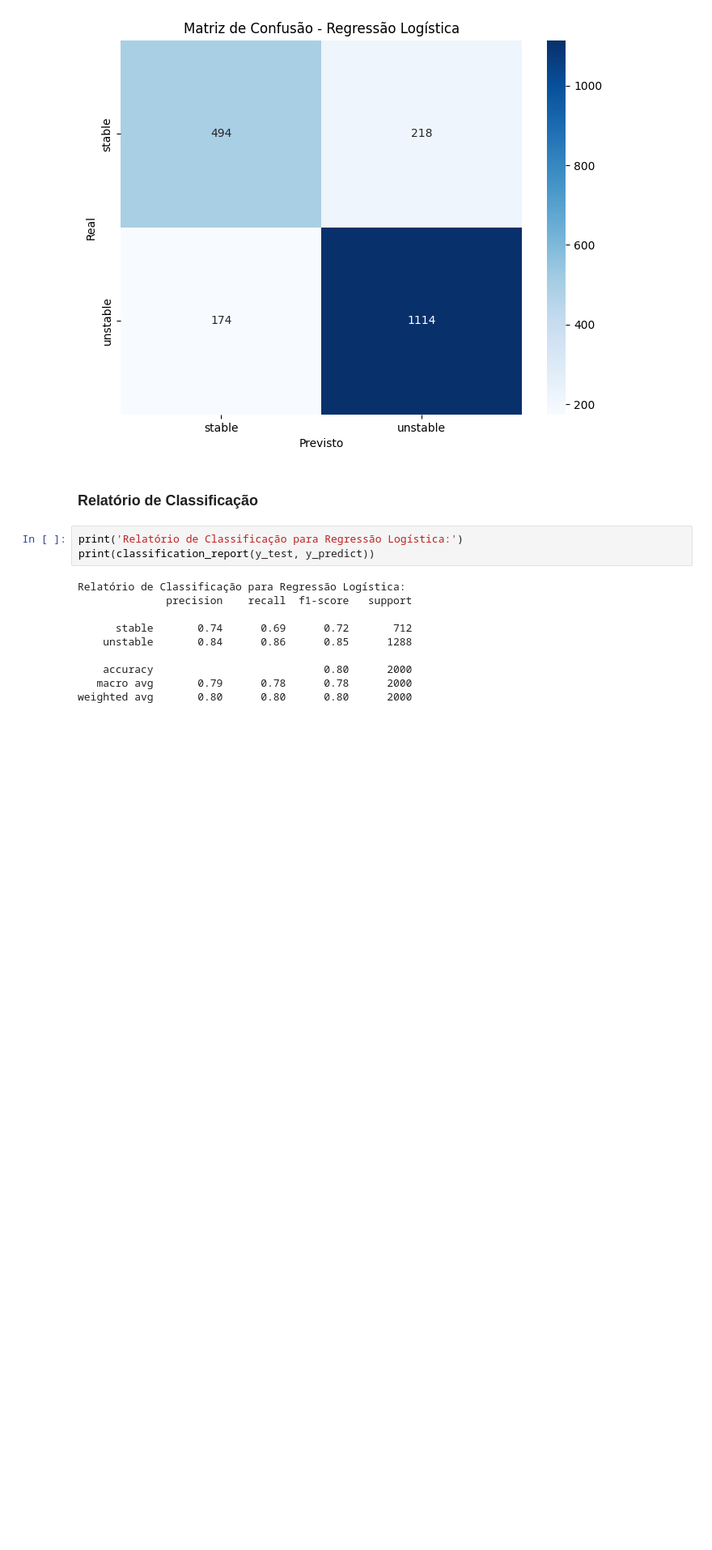
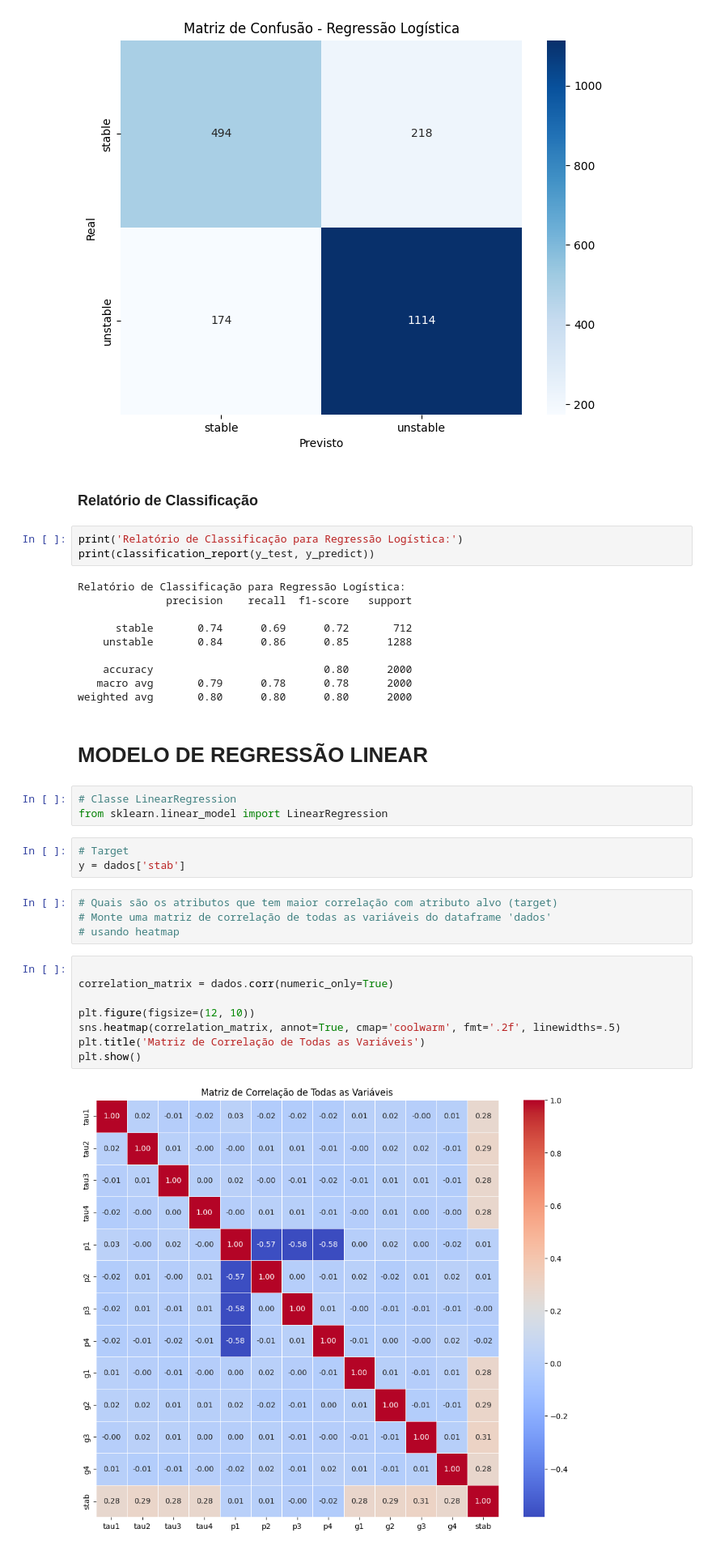
Before and after one commit to JunUehara56/CP4_SERS, a Jupyter notebook: 1CCA_ML_v0.ipynb, the cells around one changed output. Shown at 81% size. Cells and saved outputs as stored; diff of their text form; blank space fills up the shorter version.

```diff
--- a/1CCA_ML_v0.ipynb
+++ b/1CCA_ML_v0.ipynb
@@ -267,3 +267,25 @@ Relatório de Classificação para Regressão Logística:
     accuracy                           0.80      2000
    macro avg       0.79      0.78      0.78      2000
 weighted avg       0.80      0.80      0.80      2000
+# %% [markdown]
+# MODELO DE REGRESSÃO LINEAR
+# %%
+# Classe LinearRegression
+from sklearn.linear_model import LinearRegression
+# %%
+# Target
+y = dados['stab']
+# %%
+# Quais são os atributos que tem maior correlação com atributo alvo (target)
+# Monte uma matriz de correlação de todas as variáveis do dataframe 'dados'
+# usando heatmap
+# %%
+
+correlation_matrix = dados.corr(numeric_only=True)
+
+plt.figure(figsize=(12, 10))
+sns.heatmap(correlation_matrix, annot=True, cmap='coolwarm', fmt='.2f', linewidths=.5)
+plt.title('Matriz de Correlação de Todas as Variáveis')
+plt.show()
+# %% [output]
+[figure, added]
```
Also changed, not shown: parts of 3 cells of this notebook.
